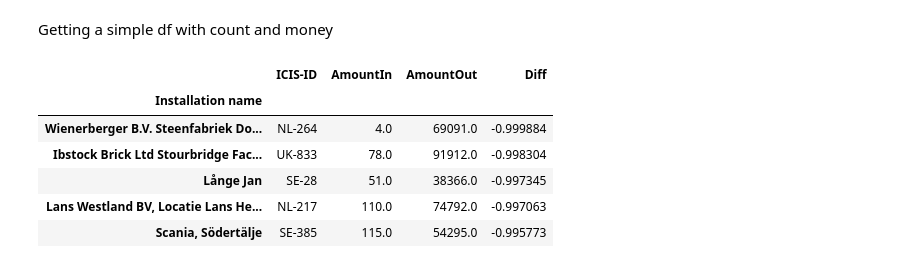
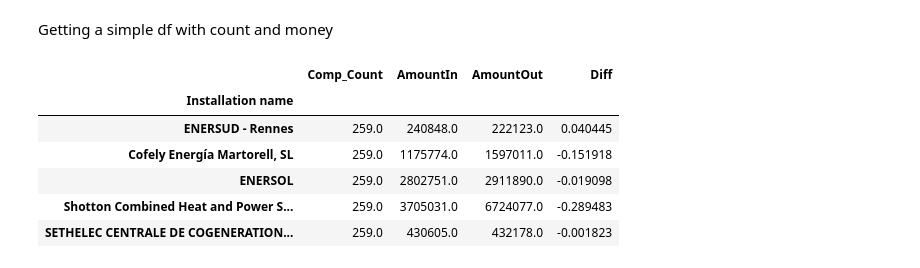
Before and after one commit to BenBowring/EnergyData, a Jupyter notebook: DataInvestigation.ipynb, the cells around one changed output. Cells and saved outputs as stored; diff of their text form; code cells hidden in the pictures.

```diff
--- a/DataInvestigation.ipynb
+++ b/DataInvestigation.ipynb
@@ -137,22 +139,24 @@ mapped_index = mapped_df.groupby('Installation name')['ICIS-ID'].count().index
 len([install for install in installs_index if install in mapped_index])
 # %% [output]
 12637
+# %%
+mapped_df['Comp_Count'] = mapped_df.groupby(["Company name"])['ICIS-ID'].transform("count")
 # %% [markdown]
 Getting a simple df with count and money
 # %%
-count_df = mapped_df[['Installation name', 'ICIS-ID']].copy()
+count_df = mapped_df[['Installation name', 'Comp_Count']].copy()
 count_df.set_index('Installation name', inplace = True)
 # %%
 count_df['AmountIn'] = amount_in
 count_df['AmountOut'] = amount_out
 count_df['Diff'] = (amount_in - amount_out) / (amount_in + amount_out)
 # %%
-count_df.sort_values(by = 'Diff', ascending = True).head()
+count_df.sort_values(by = 'Comp_Count', ascending = False).dropna().head()
 # %% [output]
-|  | ICIS-ID | AmountIn | AmountOut | Diff |
+|  | Comp_Count | AmountIn | AmountOut | Diff |
 | Installation name |  |  |  |  |
-| Wienerberger B.V. Steenfabriek Do... | NL-264 | 4.0 | 69091.0 | -0.999884 |
-| Ibstock Brick Ltd Stourbridge Fac... | UK-833 | 78.0 | 91912.0 | -0.998304 |
-| Långe Jan | SE-28 | 51.0 | 38366.0 | -0.997345 |
-| Lans Westland BV, Locatie Lans He... | NL-217 | 110.0 | 74792.0 | -0.997063 |
-| Scania, Södertälje | SE-385 | 115.0 | 54295.0 | -0.995773 |
+| ENERSUD - Rennes | 259.0 | 240848.0 | 222123.0 | 0.040445 |
+| Cofely Energía Martorell, SL | 259.0 | 1175774.0 | 1597011.0 | -0.151918 |
+| ENERSOL | 259.0 | 2802751.0 | 2911890.0 | -0.019098 |
+| Shotton Combined Heat and Power S... | 259.0 | 3705031.0 | 6724077.0 | -0.289483 |
+| SETHELEC CENTRALE DE COGENERATION... | 259.0 | 430605.0 | 432178.0 | -0.001823 |
```
Also changed, not shown: parts of 8 cells of this notebook.
